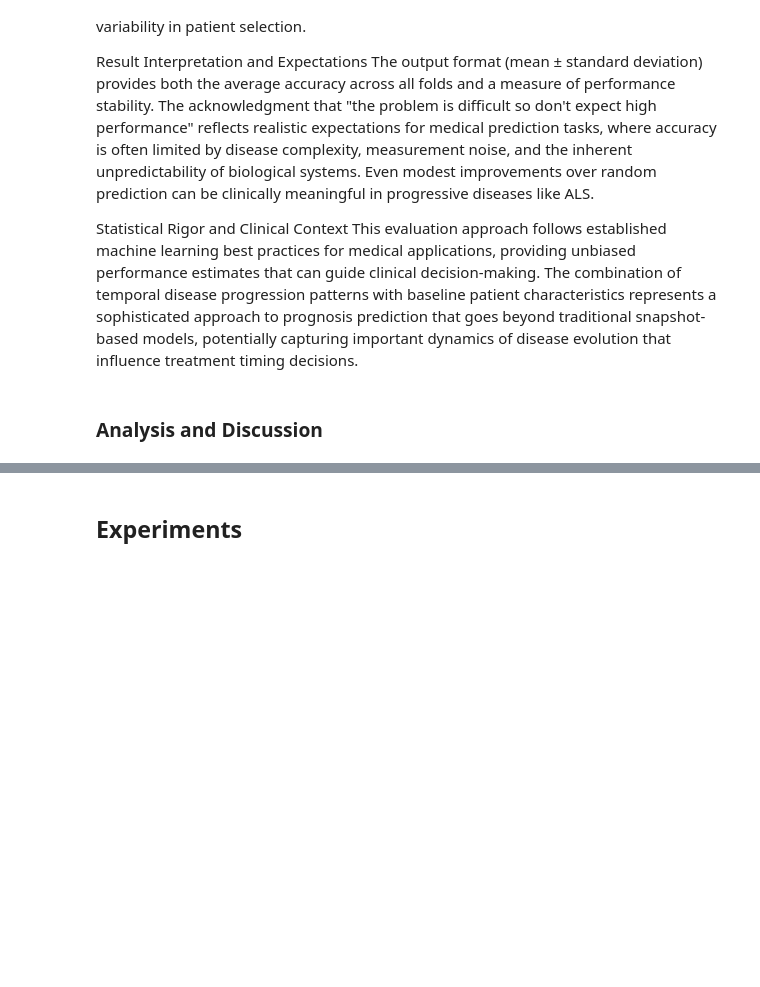
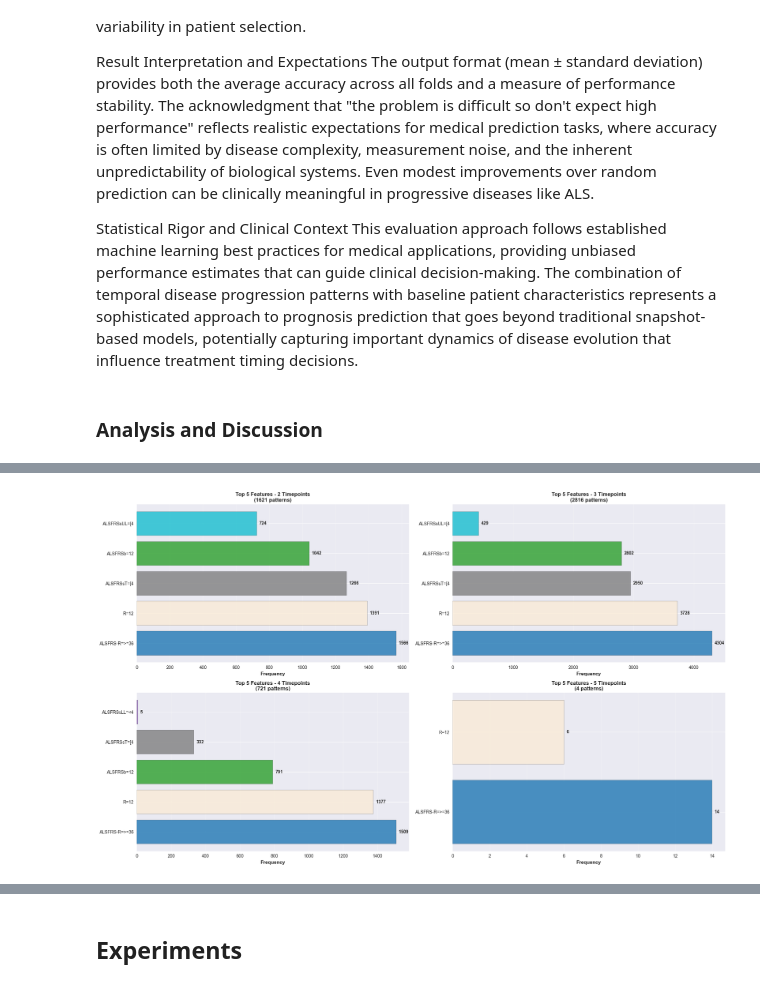
Before and after one commit to gabmeirinho/datamining, a Jupyter notebook: PD_202425_Project2.ipynb, the cells around one changed output, grey strips where cells are left out. Saved outputs shown, nothing was run; the diff lists cells and outputs as text; code cells hidden in the pictures; blank space fills up the shorter version.

```diff
--- a/PD_202425_Project2.ipynb
+++ b/PD_202425_Project2.ipynb
@@ -843,0 +1103,93 @@ sns.set_palette("husl")
+# %%
+def create_feature_visualization_by_timepoints(df_matches):
+    # Get unique timepoint counts
+    timepoint_counts = df_matches['pattern'].apply(lambda x: x.count('<')).unique()
+    timepoint_counts = sorted(timepoint_counts)
+
+    # First pass: collect all unique features across all timepoint groups
+    all_features = set()
+    for timepoints in timepoint_counts:
+        patterns_subset = df_matches[df_matches['pattern'].apply(lambda x: x.count('<')) == timepoints]
+        for _, row_data in patterns_subset.iterrows():
+            features = re.findall(r'(\w+(?:-\w+)?)\s*=\s*([^,)]+)', row_data['decoded_pattern'])
+            for feature, value in features:
+                key = f"{feature}={value.strip()}"
+                all_features.add(key)
+
+    # Create a color mapping for all features
+    import matplotlib.colors as mcolors
+    colors = list(mcolors.TABLEAU_COLORS.values()) + list(mcolors.CSS4_COLORS.values())
+    feature_colors = {feature: colors[i % len(colors)] for i, feature in enumerate(sorted(all_features))}
+
+    # Create subplots - 2 columns, calculate rows needed
+    n_timepoints = len(timepoint_counts)
+    n_cols = 2
+    n_rows = (n_timepoints + n_cols - 1) // n_cols
+
+    fig, axes = plt.subplots(n_rows, n_cols, figsize=(20, 6 * n_rows))
+    if n_rows == 1:
+        axes = axes.reshape(1, -1)
+
+    results = {}
+
+    for idx, timepoints in enumerate(timepoint_counts):
+        row = idx // n_cols
+        col = idx % n_cols
+        ax = axes[row, col]
+
+        # Filter patterns by timepoint count
+        patterns_subset = df_matches[df_matches['pattern'].apply(lambda x: x.count('<')) == timepoints]
+        print(f"Analyzing {len(patterns_subset)} patterns with {timepoints} timepoints")
+
+        # Count all features for this timepoint group
+        feature_counts = {}
+        for _, row_data in patterns_subset.iterrows():
+            # Extract all features from decoded pattern
+            features = re.findall(r'(\w+(?:-\w+)?)\s*=\s*([^,)]+)', row_data['decoded_pattern'])
+            for feature, value in features:
+                key = f"{feature}={value.strip()}"
+                feature_counts[key] = feature_counts.get(key, 0) + 1
+
+        if feature_counts:
+            # Get top 5
+            top_5 = sorted(feature_counts.items(), key=lambda x: x[1], reverse=True)[:5]
+            features, counts = zip(*top_5)
+
+            # Get colors for these specific features
+            bar_colors = [feature_colors[feature] for feature in features]
+
+            # Plot with consistent colors
+            bars = ax.barh(range(len(features)), counts, color=bar_colors, alpha=0.8, edgecolor='black')
+            ax.set_yticks(range(len(features)))
+            ax.set_yticklabels(features)
+            ax.set_xlabel('Frequency', fontweight='bold')
+            ax.set_title(f'Top 5 Features - {timepoints} Timepoints\n({len(patterns_subset)} patterns)',
+                        fontweight='bold')
+            ax.grid(axis='x', alpha=0.3)
+
+            # Add value labels
+            for i, bar in enumerate(bars):
+                ax.text(bar.get_width() + max(counts)*0.01, bar.get_y() + bar.get_height()/2,
+                       f'{int(bar.get_width())}', ha='left', va='center', fontweight='bold')
+
+            results[f'{timepoints}_timepoints'] = dict(top_5)
+        else:
+            ax.text(0.5, 0.5, f'No patterns found\nfor {timepoints} timepoints',
+                   ha='center', va='center', transform=ax.transAxes)
+            ax.set_title(f'{timepoints} Timepoints', fontweight='bold')
+            results[f'{timepoints}_timepoints'] = {}
+
+    # Hide empty subplots
+    for idx in range(len(timepoint_counts), n_rows * n_cols):
+        row = idx // n_cols
+        col = idx % n_cols
+        axes[row, col].set_visible(False)
+
+    plt.tight_layout()
+    plt.show()
+
+    return results
+
+# Create visualization for each timepoint group
+top_features_by_timepoints = create_feature_visualization_by_timepoints(df_matches)
+# %% [output]
@@ -843,0 +1200 @@ sns.set_palette("husl")
+[figure, added]
```
Also changed, not shown: parts of 15 cells of this notebook.
